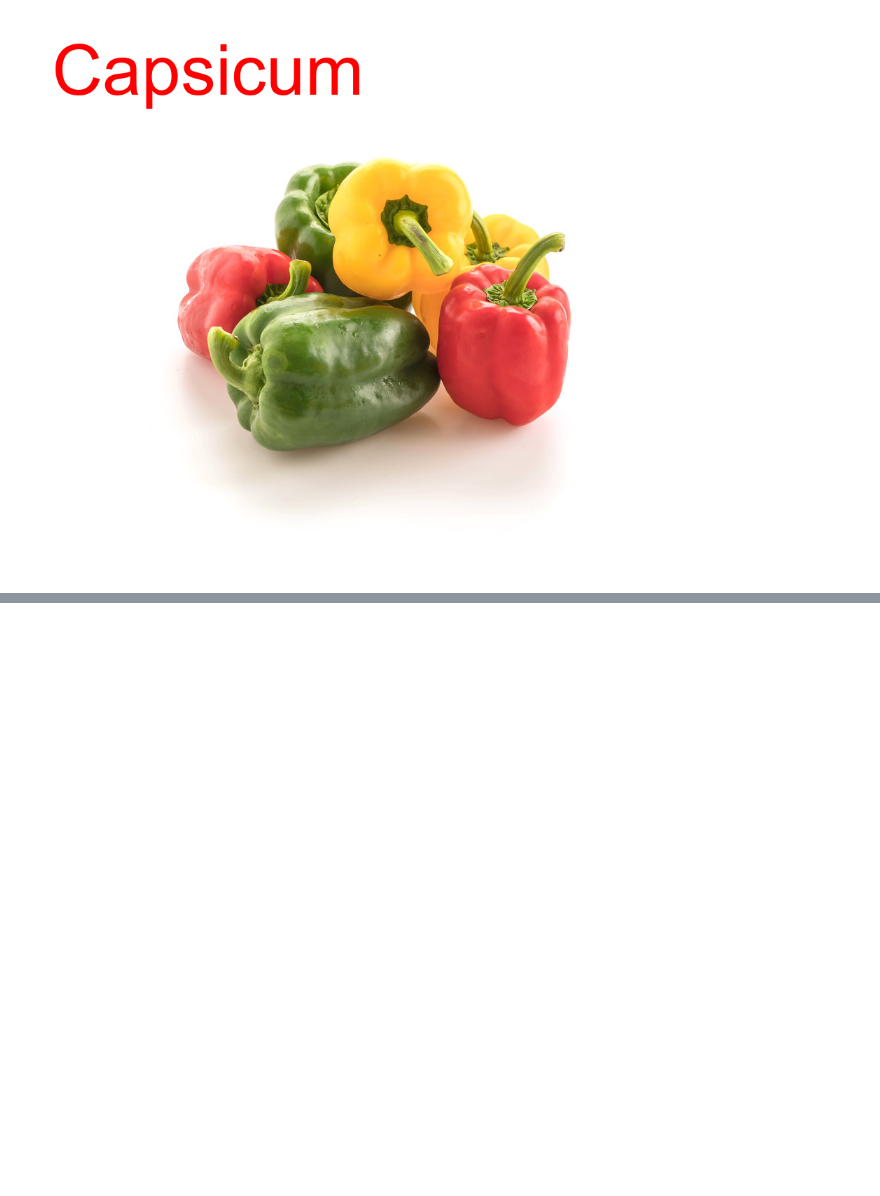
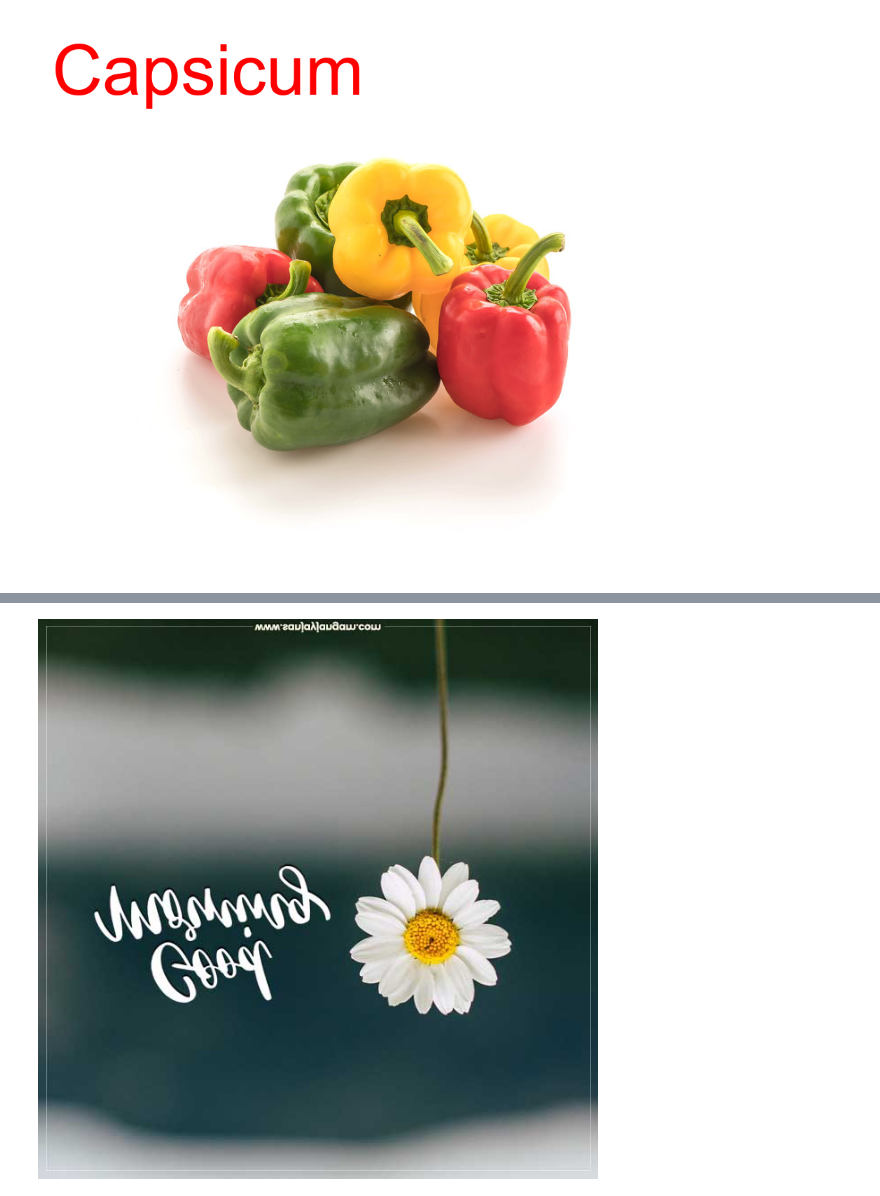
Before and after one commit to digipodium/DP-AUG-PYDS-630-MTTF, a Jupyter notebook: data analysis/image_processing.ipynb, the cells around one changed output, grey strips where cells are left out. Saved outputs shown, nothing was run; the diff lists cells and outputs as text; code cells hidden in the pictures; blank space fills up the shorter version.

```diff
--- a/data analysis/image_processing.ipynb
+++ b/data analysis/image_processing.ipynb
@@ -54,0 +70,4 @@ im2.show()
+# %%
+im1.transpose(Image.Transpose.FLIP_TOP_BOTTOM)
+# %% [output]
+[figure, added]
```
Also changed, not shown: parts of 16 cells of this notebook, 16 other files.
